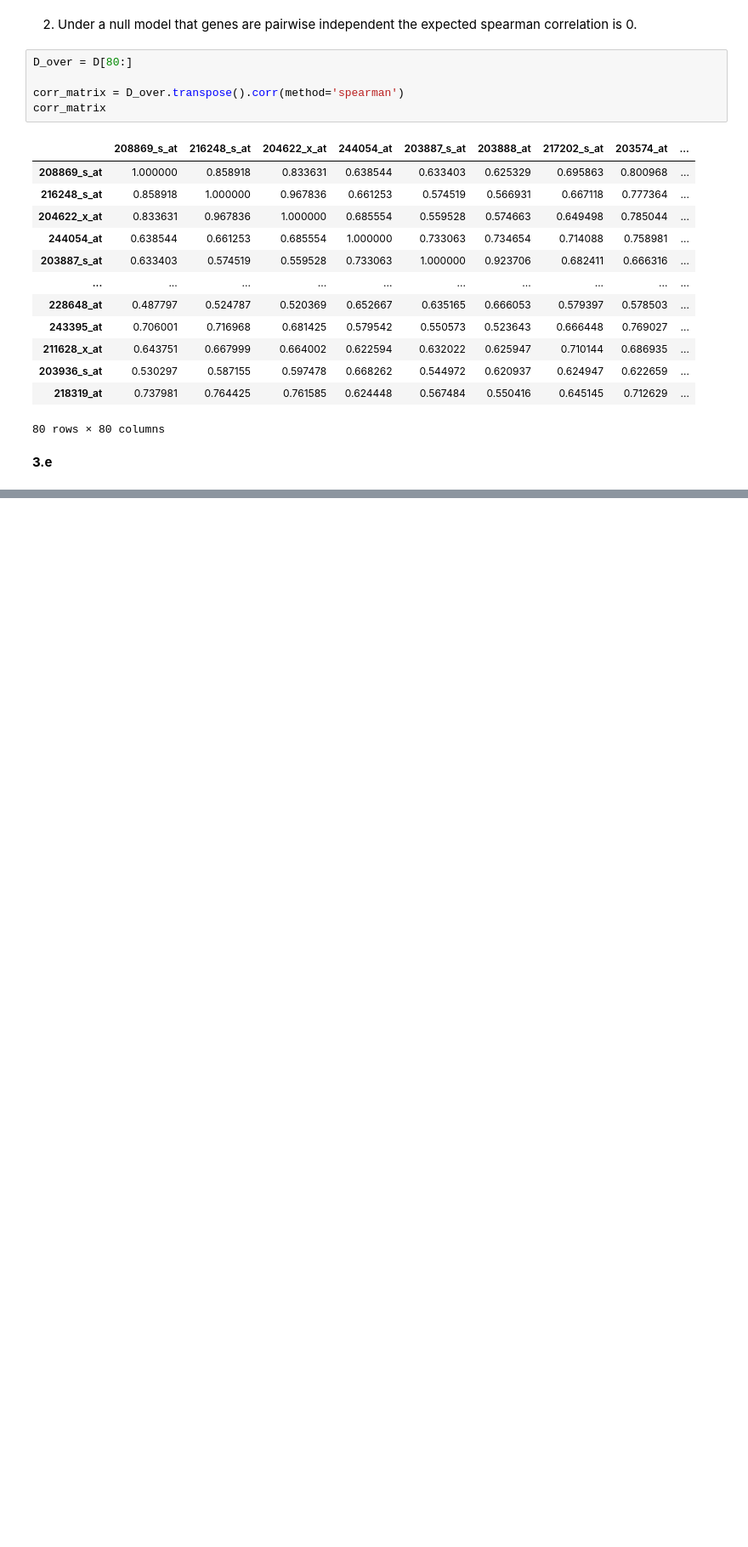
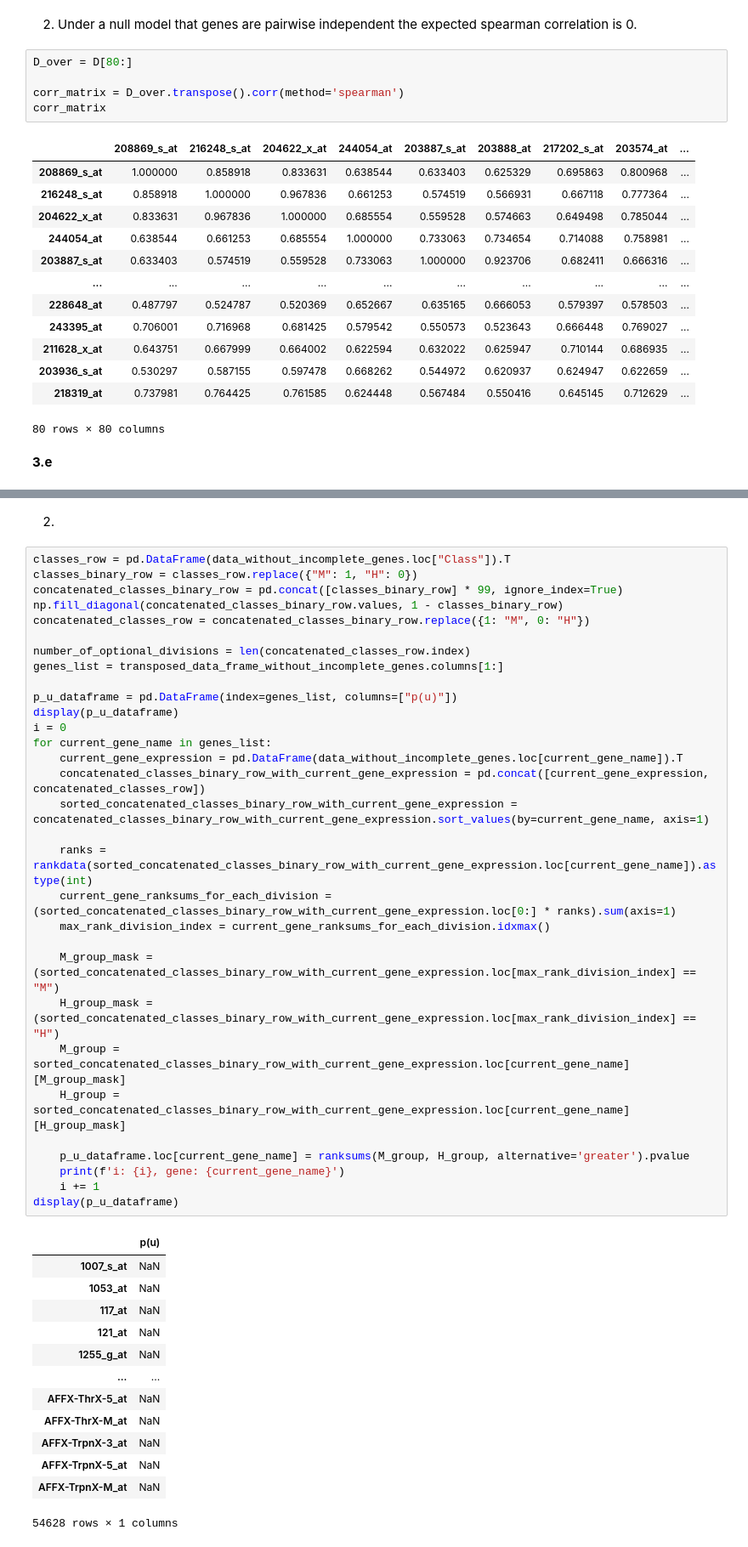
Before and after one commit to OfekBasson/StatisticsAndDataAnalsysHW3, a Jupyter notebook: HW3.ipynb, the cells around one changed output, grey strips where cells are left out. Shown at 85% size. Saved outputs shown, nothing was run; the diff lists cells and outputs as text; blank space fills up the shorter version.

```diff
--- a/HW3.ipynb
+++ b/HW3.ipynb
@@ -314,3 +318,50 @@ number_of_genes_with_WRS_FDR_threshold
 | 0.050 | 2784.0 | 2104.0 |
 | 0.010 | 1601.0 | 1305.0 |
 | 0.005 | 1323.0 | 1104.0 |
+# %% [markdown]
+2.
+# %%
+classes_row = pd.DataFrame(data_without_incomplete_genes.loc["Class"]).T
+classes_binary_row = classes_row.replace({"M": 1, "H": 0})
+concatenated_classes_binary_row = pd.concat([classes_binary_row] * 99, ignore_index=True)
+np.fill_diagonal(concatenated_classes_binary_row.values, 1 - classes_binary_row)
+concatenated_classes_row = concatenated_classes_binary_row.replace({1: "M", 0: "H"})
+
+number_of_optional_divisions = len(concatenated_classes_row.index)
+genes_list = transposed_data_frame_without_incomplete_genes.columns[1:]
+
+p_u_dataframe = pd.DataFrame(index=genes_list, columns=["p(u)"])
+display(p_u_dataframe)
+i = 0
+for current_gene_name in genes_list:
+    current_gene_expression = pd.DataFrame(data_without_incomplete_genes.loc[current_gene_name]).T
+    concatenated_classes_binary_row_with_current_gene_expression = pd.concat([current_gene_expression, concatenated_classes_row])
+    sorted_concatenated_classes_binary_row_with_current_gene_expression = concatenated_classes_binary_row_with_current_gene_expression.sort_values(by=current_gene_name, axis=1)
+
+    ranks = rankdata(sorted_concatenated_classes_binary_row_with_current_gene_expression.loc[current_gene_name]).astype(int)
+    current_gene_ranksums_for_each_division = (sorted_concatenated_classes_binary_row_with_current_gene_expression.loc[0:] * ranks).sum(axis=1)
+    max_rank_division_index = current_gene_ranksums_for_each_division.idxmax()
+
+    M_group_mask = (sorted_concatenated_classes_binary_row_with_current_gene_expression.loc[max_rank_division_index] == "M")
+    H_group_mask = (sorted_concatenated_classes_binary_row_with_current_gene_expression.loc[max_rank_division_index] == "H")
+    M_group = sorted_concatenated_classes_binary_row_with_current_gene_expression.loc[current_gene_name][M_group_mask]
+    H_group = sorted_concatenated_classes_binary_row_with_current_gene_expression.loc[current_gene_name][H_group_mask]
+
+    p_u_dataframe.loc[current_gene_name] = ranksums(M_group, H_group, alternative='greater').pvalue
+    print(f'i: {i}, gene: {current_gene_name}')
+    i += 1
+display(p_u_dataframe)
+# %% [output]
+|  | p(u) |
+| 1007_s_at | NaN |
+| 1053_at | NaN |
+| 117_at | NaN |
+| 121_at | NaN |
+| 1255_g_at | NaN |
+| ... | ... |
+| AFFX-ThrX-5_at | NaN |
+| AFFX-ThrX-M_at | NaN |
+| AFFX-TrpnX-3_at | NaN |
+| AFFX-TrpnX-5_at | NaN |
+| AFFX-TrpnX-M_at | NaN |
+54628 rows × 1 columns
```
Also changed, not shown: parts of 7 cells of this notebook.
